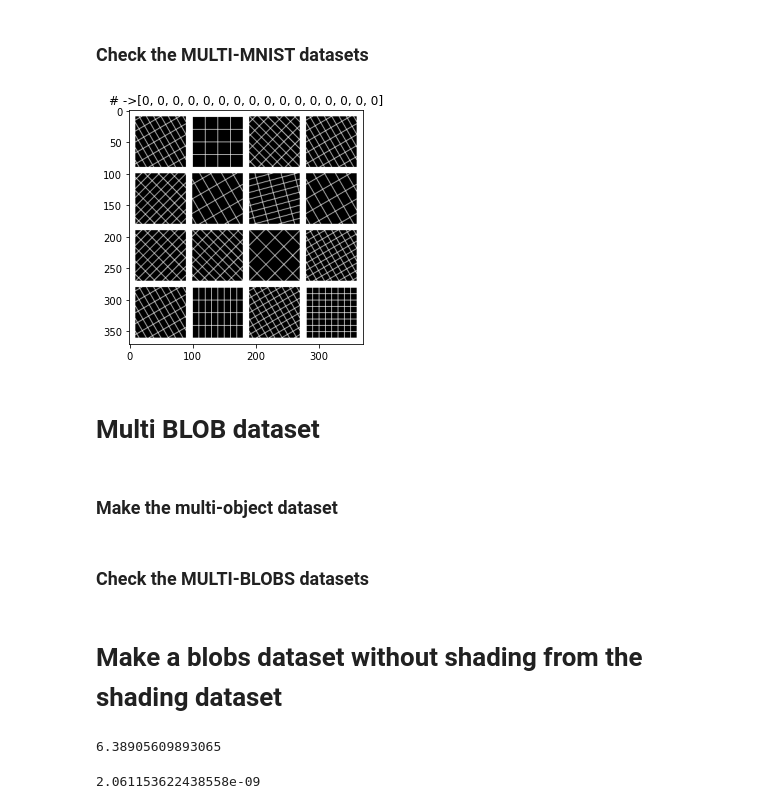
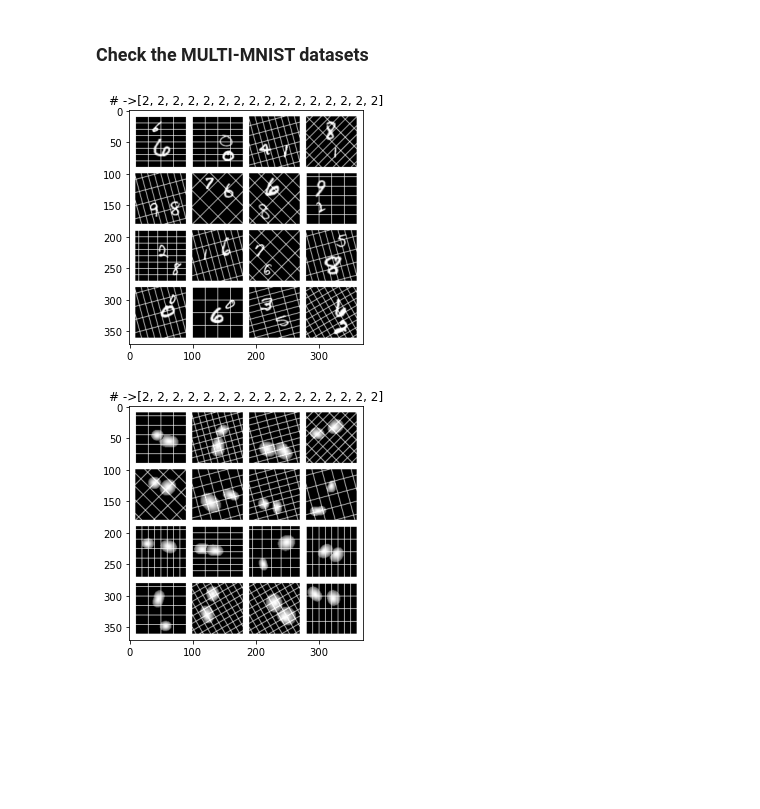
Before and after one commit to broadinstitute/genus, a Jupyter notebook: notebooks/notebook1_create_synthetic_dataset.ipynb, the cells around one changed output. Cells and saved outputs as stored; diff of their text form; code cells hidden in the pictures; blank space fills up the shorter version.

```diff
--- a/notebooks/notebook1_create_synthetic_dataset.ipynb
+++ b/notebooks/notebook1_create_synthetic_dataset.ipynb
@@ -288,13 +309,9 @@ FINAL counter_for_class ----> tensor([  0,   0,   0,   0, 100, 100, 100])
 # %% [markdown]
 ### Check the MULTI-MNIST datasets
 # %%
-data_imgs, data_seg, data_count = load_obj("./mnist_test_80x80_n0_3_with_grid.pt")
-#data_imgs, data_seg, data_count = load_obj("./mnist_test_80x80_n0_3_no_grid.pt")
+data_imgs, data_seg, data_count = load_obj("./multimnist_80x80_n0_3_test_withgrid.pt")
 imgs_to_show = 16
 n_instances = str(list(data_count[-imgs_to_show:].numpy()))
 show_batch(data_imgs[-imgs_to_show:], title="# ->"+n_instances)
-
-#n_instances = str(list(data_count[:imgs_to_show].numpy()))
-#show_batch(data_imgs[:imgs_to_show], title="# ->"+n_instances)
 # %% [output]
-[figure, old version]
+[figure, new version]
@@ -304,2 +317,0 @@ plot_img_and_seg(data_imgs[:imgs_to_show], data_seg[:imgs_to_show], figsize=(8,2
-# %% [markdown]
-# Multi BLOB dataset
@@ -314,2 +317,0 @@ show_batch(blobs_testset.tensors[0][:16].float())
-# %% [markdown]
-### Make the multi-object dataset
@@ -338,8 +318,7 @@ save_obj((data_imgs_with_grid, data_seg, data_count), "./multi_blobs_test.pt")
-# %% [markdown]
-### Check the MULTI-BLOBS datasets
 # %%
-data_imgs, data_seg, data_count = load_obj("./multi_blobs_test.pt")
+data_imgs, data_seg, data_count = load_obj("./multiblobs_80x80_n0_3_test_withgrid.pt")
 imgs_to_show = 16
-n_instances = str(list(data_count[:imgs_to_show].numpy()))
-
-show_batch(data_imgs[:imgs_to_show], title="# ->"+n_instances)
+n_instances = str(list(data_count[-imgs_to_show:].numpy()))
+show_batch(data_imgs[-imgs_to_show:], title="# ->"+n_instances)
+# %% [output]
+[figure, added]
@@ -349,2 +324,0 @@ show_batch(data_seg[:imgs_to_show].float(), title="# ->"+n_instances)
-# %% [markdown]
-# Make a blobs dataset without shading from the shading dataset
@@ -362,8 +324,0 @@ show_batch(img_whiteneed[:16])
-# %%
-numpy.exp(2.0)-numpy.exp(0)
-# %% [output]
-6.38905609893065
-# %%
-numpy.exp(-20)
-# %% [output]
-2.061153622438558e-09
```
Also changed, not shown: parts of 17 cells of this notebook, 2 other files.
